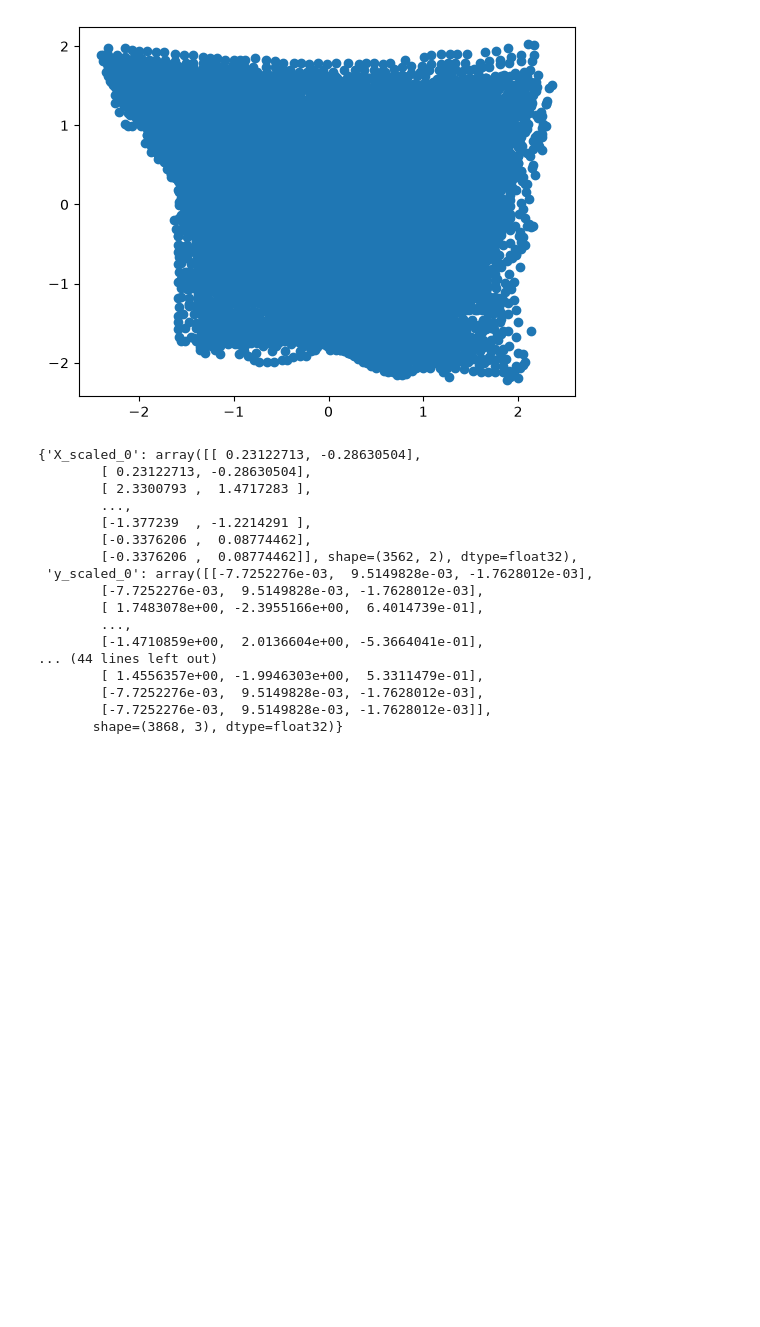
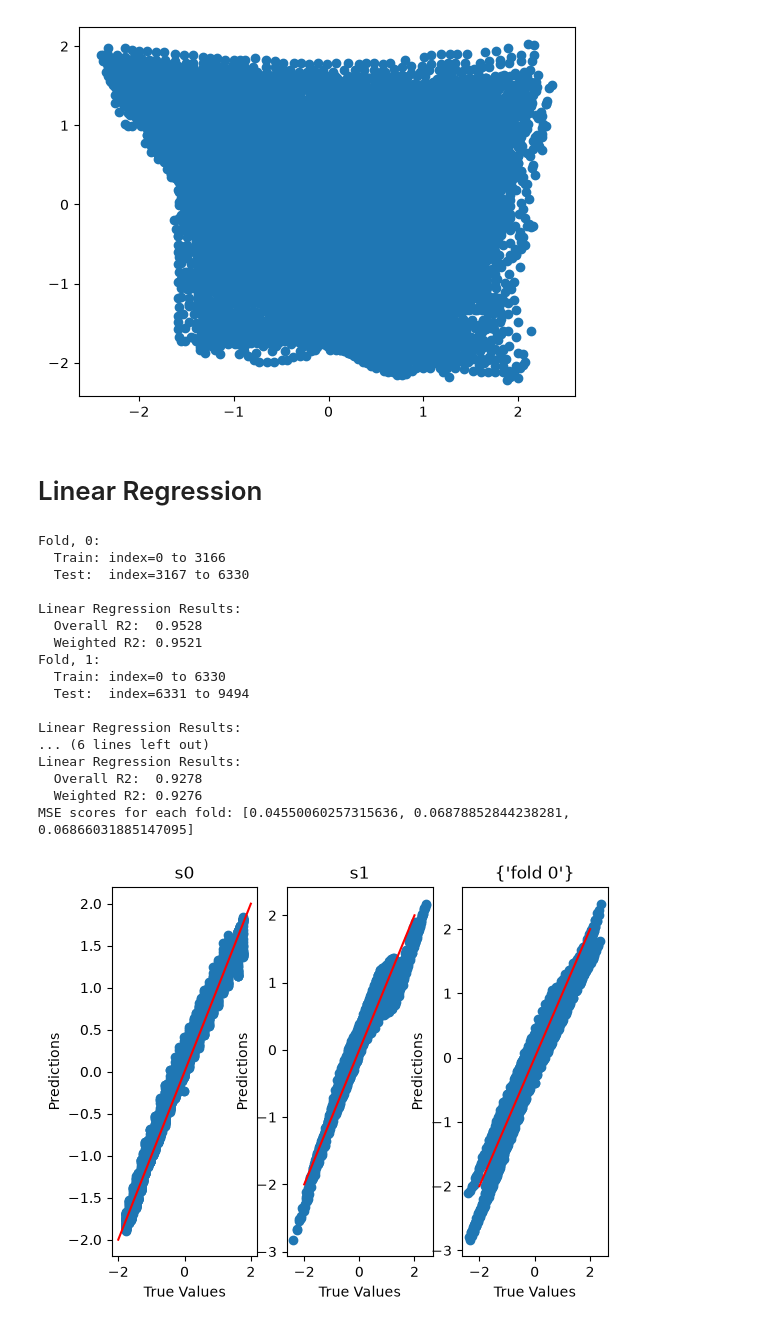
Before and after one commit to Abigail-Yates/DeltabotProject, a Jupyter notebook: TensorFlow/Trials/all_data_MLP.ipynb, the cells around one changed output. Drawn from its saved outputs; the diff is of its cells as text; code cells hidden in the pictures; blank space fills up the shorter version.

Commit message:
all_data linear regression and predictions

```diff
--- a/TensorFlow/Trials/all_data_MLP.ipynb
+++ b/TensorFlow/Trials/all_data_MLP.ipynb
@@ -98,23 +82,52 @@ def plot_motors(y_test, y_pred, lims):
         _ =subplot.plot(lims, lims, color="red")
         subplot.set_title(motor)
         subplot.plot()
-# %%
-scaled
-# %% [output]
-{'X_scaled_0': array([[ 0.23122713, -0.28630504],
-        [ 0.23122713, -0.28630504],
-        [ 2.3300793 ,  1.4717283 ],
-        ...,
-        [-1.377239  , -1.2214291 ],
-        [-0.3376206 ,  0.08774462],
-        [-0.3376206 ,  0.08774462]], shape=(3562, 2), dtype=float32),
- 'y_scaled_0': array([[-7.7252276e-03,  9.5149828e-03, -1.7628012e-03],
-        [-7.7252276e-03,  9.5149828e-03, -1.7628012e-03],
-        [ 1.7483078e+00, -2.3955166e+00,  6.4014739e-01],
-        ...,
-        [-1.4710859e+00,  2.0136604e+00, -5.3664041e-01],
-... (44 lines left out)
-        [ 1.4556357e+00, -1.9946303e+00,  5.3311479e-01],
-        [-7.7252276e-03,  9.5149828e-03, -1.7628012e-03],
-        [-7.7252276e-03,  9.5149828e-03, -1.7628012e-03]],
-       shape=(3868, 3), dtype=float32)}
+# %% [markdown]
+<h1>Linear Regression
+# %%
+#LR sklearn - all data concat trained.
+scores = []
+
+X = X_scaled_all
+y = y_scaled_all
+
+tscv = TimeSeriesSplit(n_splits=3) #, test_size=712
+for i, (train_index, test_index) in enumerate(tscv.split(X)):
+    print(f"Fold, {i}:")
+    print(f"  Train: index={train_index[0]} to {train_index[-1]} ")
+    print(f"  Test:  index={test_index[0]} to {test_index[-1]}")
+
+    X_train, X_test = X[train_index], X[test_index]
+    y_train, y_test = y[train_index], y[test_index]
+
+    lin_reg = LinearRegression()
+    lin_reg.fit(X_train, y_train)
+    y_pred = lin_reg.predict(X_test)
+    evaluate_model("Linear Regression", y_test, y_pred)
+
+    plot_motors(y_test, y_pred, [-2,2])
+
+    error = mean_squared_error(y_test, y_pred)
+    scores.append(error)
+    plt.title({f"fold {i}"})
+
+print("MSE scores for each fold:", scores)
+# %% [output]
+Fold, 0:
+  Train: index=0 to 3166
+  Test:  index=3167 to 6330
+
+Linear Regression Results:
+  Overall R2:  0.9528
+  Weighted R2: 0.9521
+Fold, 1:
+  Train: index=0 to 6330
+  Test:  index=6331 to 9494
+
+Linear Regression Results:
+... (6 lines left out)
+Linear Regression Results:
+  Overall R2:  0.9278
+  Weighted R2: 0.9276
+MSE scores for each fold: [0.04550060257315636, 0.06878852844238281, 0.06866031885147095]
+[figure, added]
```
Also changed, not shown: parts of 17 cells of this notebook, 2 other files.
